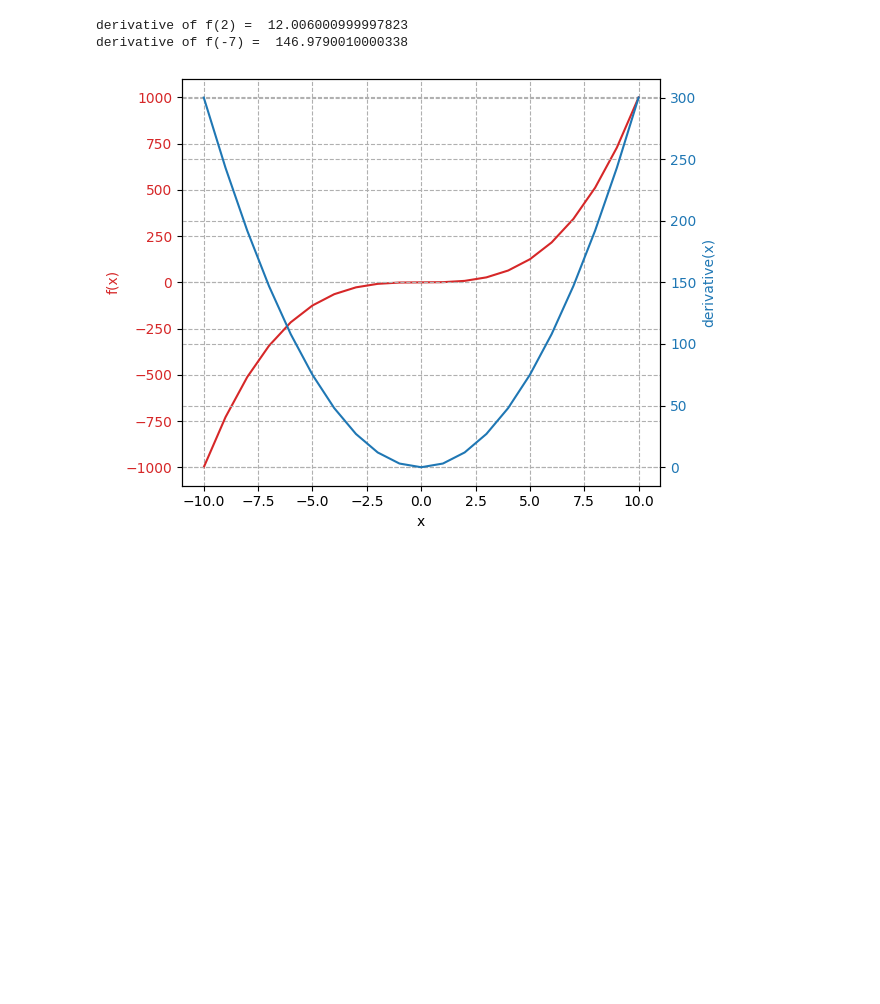
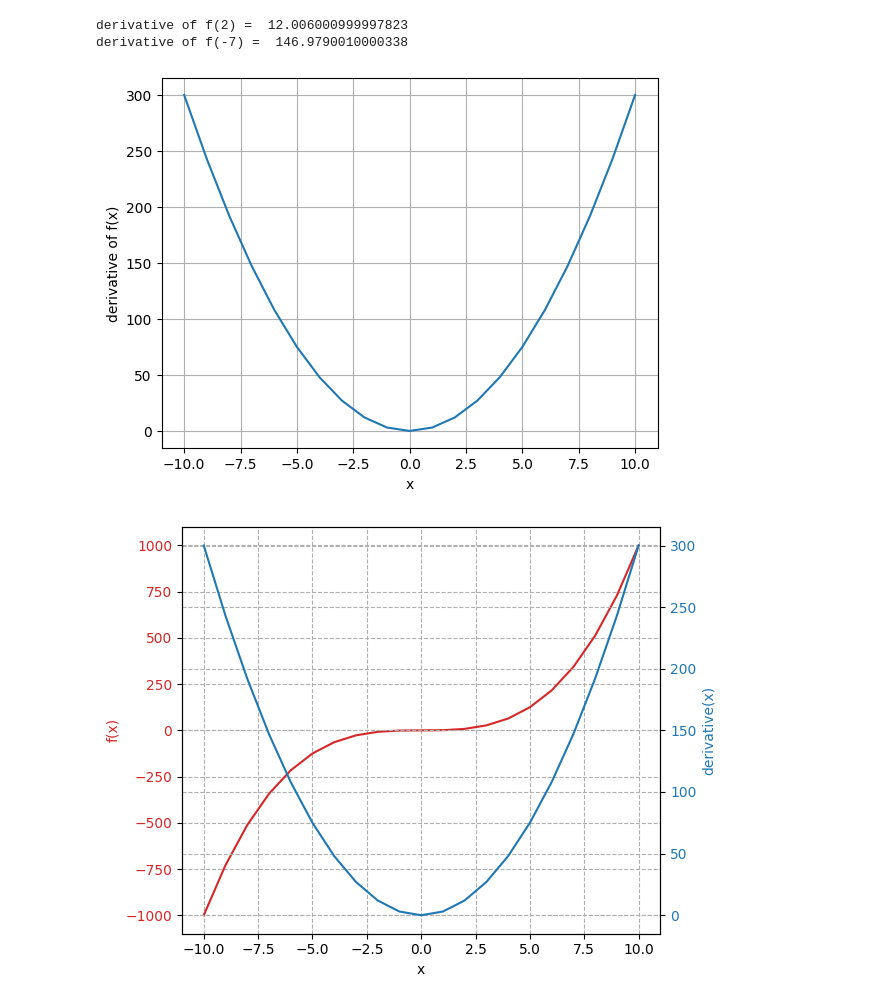
Before and after one commit to CDan07/IOD, a Jupyter notebook: Labs/Module 1/IOD_Lab-1.1.2 Calculus - Derivative (optional).ipynb, the cells around one changed output. Cells and saved outputs as stored; diff of their text form; code cells hidden in the pictures; blank space fills up the shorter version.

```diff
--- a/Labs/Module 1/IOD_Lab-1.1.2 Calculus - Derivative (optional).ipynb
+++ b/Labs/Module 1/IOD_Lab-1.1.2 Calculus - Derivative (optional).ipynb
@@ -53,7 +53,14 @@ derivative of f(-7) =  146.9790010000338
 # %%
 # plot derivative of f(x)
 x = np.arange(-10,11,1)
 y = derivative(x)
+plt.plot(x, y)
+plt.xlabel('x')
+plt.ylabel('derivative of f(x)')
+plt.grid()
+plt.show()
+# %% [output]
+[figure, added]
 # %%
 # plot both x and derivative of f(x)
 x = np.arange(-10,11,1)
```
Also changed, not shown: 9 other files.
